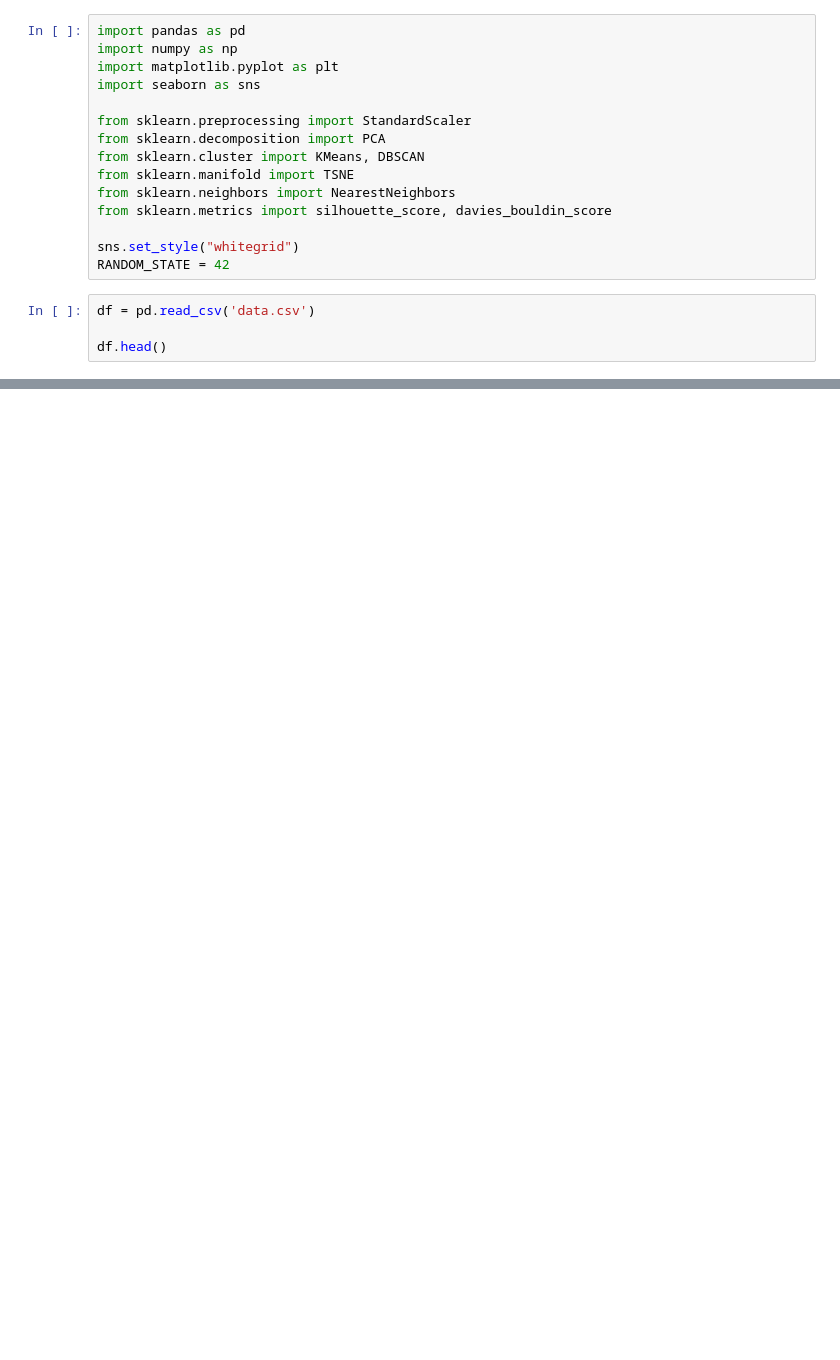
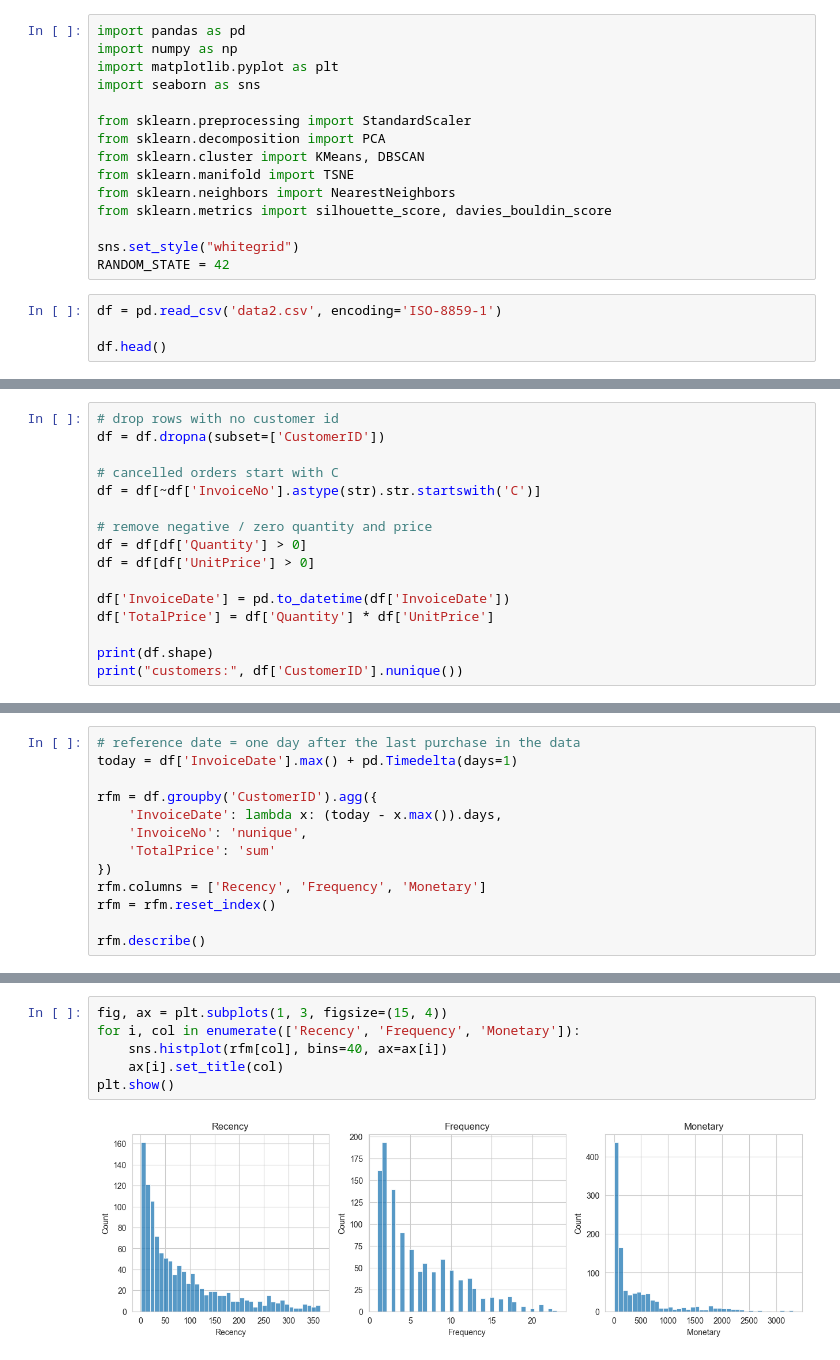
Before and after one commit to z4iddd/ML-CASE-STUDY-3, a Jupyter notebook: ecommerce.ipynb, the cells around one changed output, grey strips where cells are left out. Cells and saved outputs as stored; diff of their text form; blank space fills up the shorter version.

```diff
--- a/ecommerce.ipynb
+++ b/ecommerce.ipynb
@@ -14,7 +14,7 @@ from sklearn.metrics import silhouette_score, davies_bouldin_score
 sns.set_style("whitegrid")
 RANDOM_STATE = 42
 # %%
-df = pd.read_csv('data.csv')
+df = pd.read_csv('data2.csv', encoding='ISO-8859-1')
 
 df.head()
 # %% [output]
@@ -21,0 +48,16 @@ UnicodeDecodeError: 'utf-8' codec can't decode byte 0xa3 in position 79780: inva
+# %%
+# drop rows with no customer id
+df = df.dropna(subset=['CustomerID'])
+
+# cancelled orders start with C
+df = df[~df['InvoiceNo'].astype(str).str.startswith('C')]
+
+# remove negative / zero quantity and price
+df = df[df['Quantity'] > 0]
+df = df[df['UnitPrice'] > 0]
+
+df['InvoiceDate'] = pd.to_datetime(df['InvoiceDate'])
+df['TotalPrice'] = df['Quantity'] * df['UnitPrice']
+
+print(df.shape)
+print("customers:", df['CustomerID'].nunique())
@@ -21,0 +67,13 @@ UnicodeDecodeError: 'utf-8' codec can't decode byte 0xa3 in position 79780: inva
+# %%
+# reference date = one day after the last purchase in the data
+today = df['InvoiceDate'].max() + pd.Timedelta(days=1)
+
+rfm = df.groupby('CustomerID').agg({
+    'InvoiceDate': lambda x: (today - x.max()).days,
+    'InvoiceNo': 'nunique',
+    'TotalPrice': 'sum'
+})
+rfm.columns = ['Recency', 'Frequency', 'Monetary']
+rfm = rfm.reset_index()
+
+rfm.describe()
@@ -21,0 +90,8 @@ UnicodeDecodeError: 'utf-8' codec can't decode byte 0xa3 in position 79780: inva
+# %%
+fig, ax = plt.subplots(1, 3, figsize=(15, 4))
+for i, col in enumerate(['Recency', 'Frequency', 'Monetary']):
+    sns.histplot(rfm[col], bins=40, ax=ax[i])
+    ax[i].set_title(col)
+plt.show()
+# %% [output]
+[figure, added]
```
Also changed, not shown: parts of 19 cells of this notebook, 1 other file.
